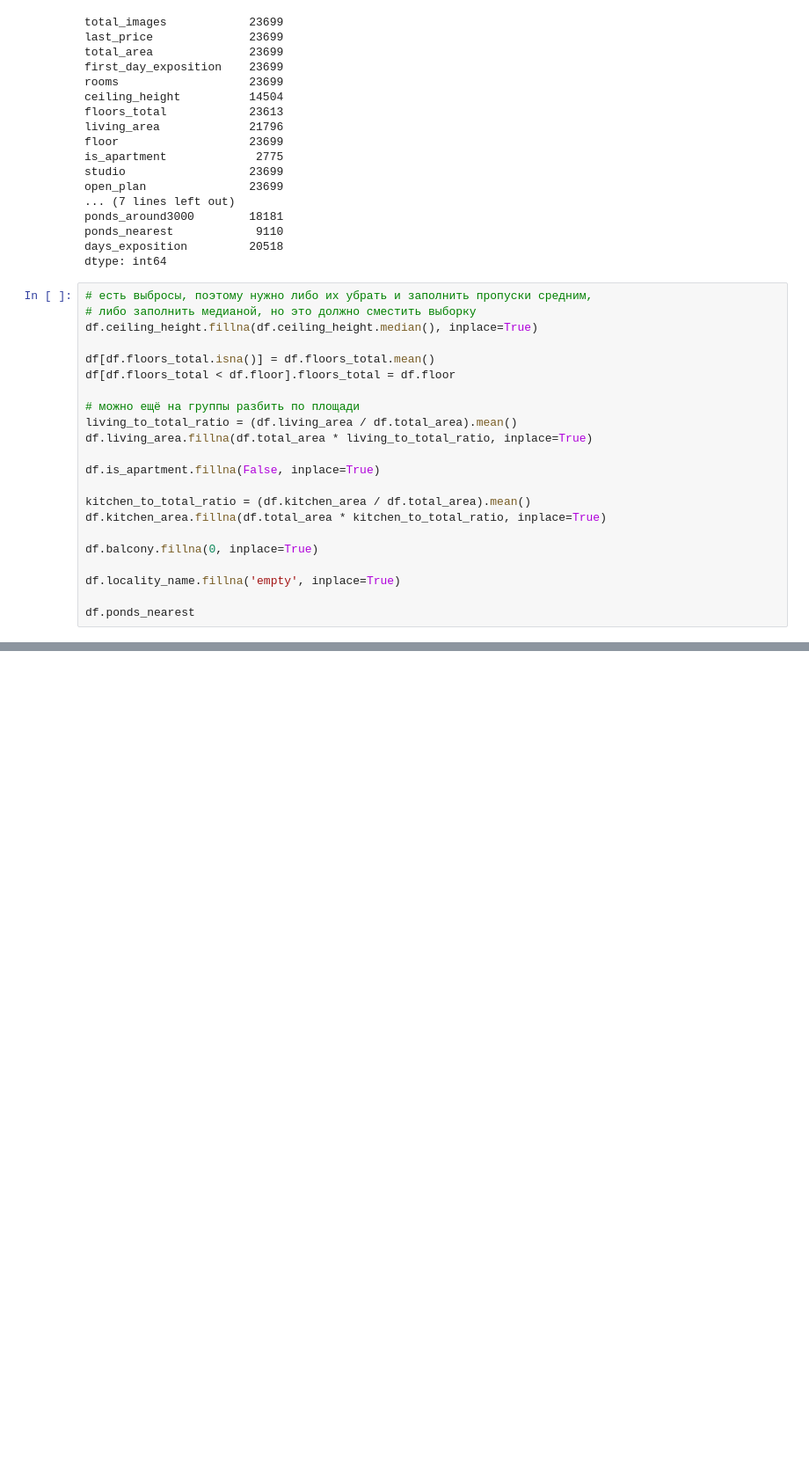
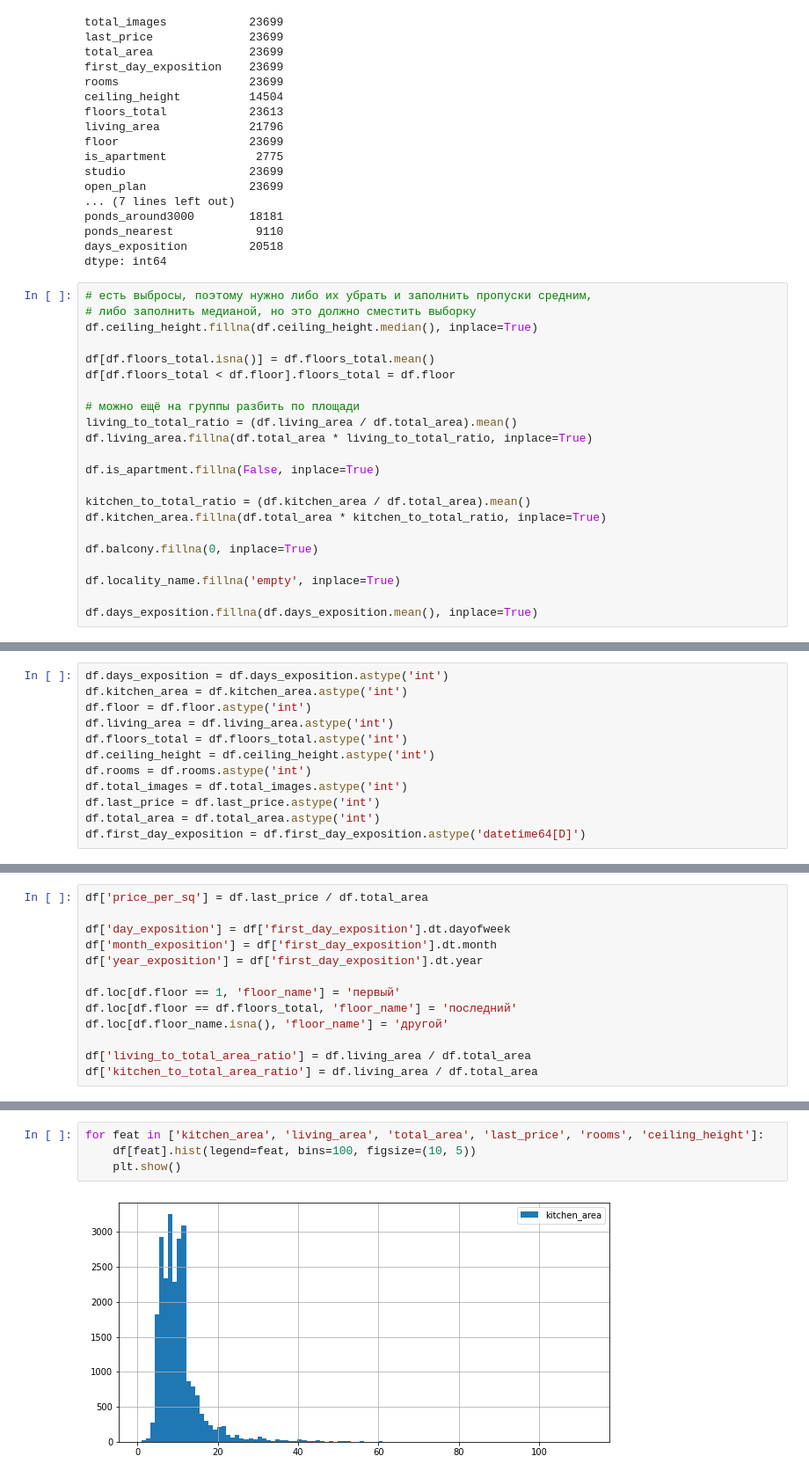
Before and after one commit to nikolai44/data-science-cource, a Jupyter notebook: sprint3/notebook.ipynb, the cells around one changed output, grey strips where cells are left out. Shown at 88% size. Cells and saved outputs as stored; diff of their text form; blank space fills up the shorter version.

```diff
--- a/sprint3/notebook.ipynb
+++ b/sprint3/notebook.ipynb
@@ -79,4 +80,4 @@ df.balcony.fillna(0, inplace=True)
 
 df.locality_name.fillna('empty', inplace=True)
 
-df.ponds_nearest
+df.days_exposition.fillna(df.days_exposition.mean(), inplace=True)
@@ -97,0 +104,12 @@ Name: ponds_nearest, Length: 1097, dtype: int64
+# %%
+df.days_exposition = df.days_exposition.astype('int')
+df.kitchen_area = df.kitchen_area.astype('int')
+df.floor = df.floor.astype('int')
+df.living_area = df.living_area.astype('int')
+df.floors_total = df.floors_total.astype('int')
+df.ceiling_height = df.ceiling_height.astype('int')
+df.rooms = df.rooms.astype('int')
+df.total_images = df.total_images.astype('int')
+df.last_price = df.last_price.astype('int')
+df.total_area = df.total_area.astype('int')
+df.first_day_exposition = df.first_day_exposition.astype('datetime64[D]')
@@ -97,0 +123,13 @@ Name: ponds_nearest, Length: 1097, dtype: int64
+# %%
+df['price_per_sq'] = df.last_price / df.total_area
+
+df['day_exposition'] = df['first_day_exposition'].dt.dayofweek
+df['month_exposition'] = df['first_day_exposition'].dt.month
+df['year_exposition'] = df['first_day_exposition'].dt.year
+
+df.loc[df.floor == 1, 'floor_name'] = 'первый'
+df.loc[df.floor == df.floors_total, 'floor_name'] = 'последний'
+df.loc[df.floor_name.isna(), 'floor_name'] = 'другой'
+
+df['living_to_total_area_ratio'] = df.living_area / df.total_area
+df['kitchen_to_total_area_ratio'] = df.living_area / df.total_area
@@ -97,0 +141,6 @@ Name: ponds_nearest, Length: 1097, dtype: int64
+# %%
+for feat in ['kitchen_area', 'living_area', 'total_area', 'last_price', 'rooms', 'ceiling_height']:
+    df[feat].hist(legend=feat, bins=100, figsize=(10, 5))
+    plt.show()
+# %% [output]
+[figure, added]
```
Also changed, not shown: parts of 13 cells of this notebook.
